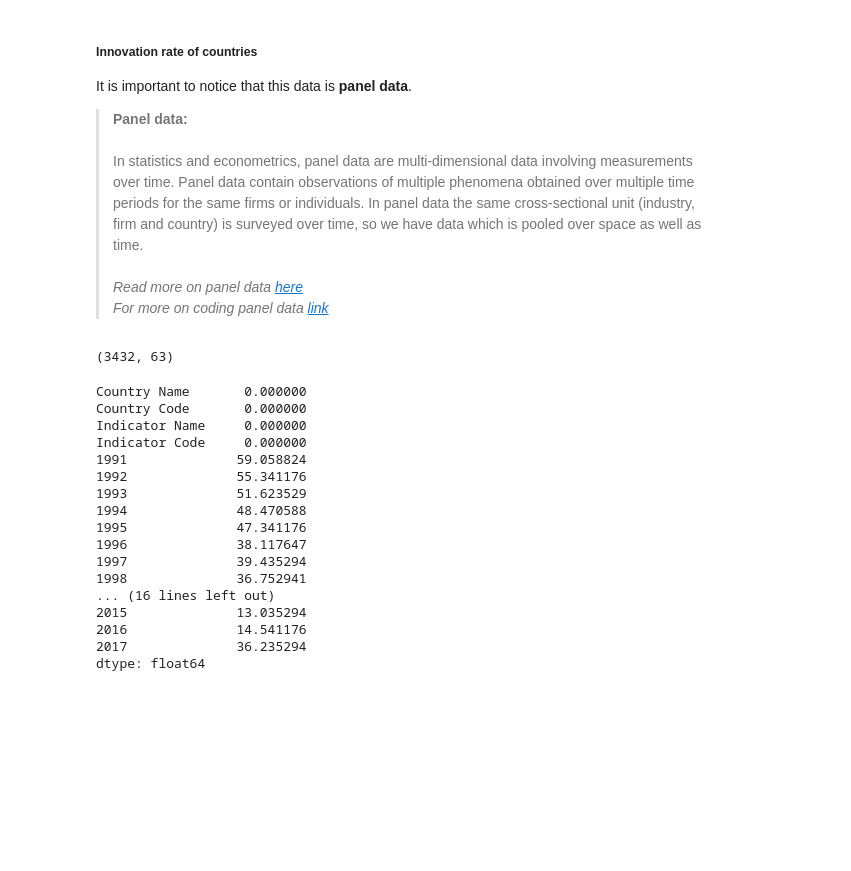
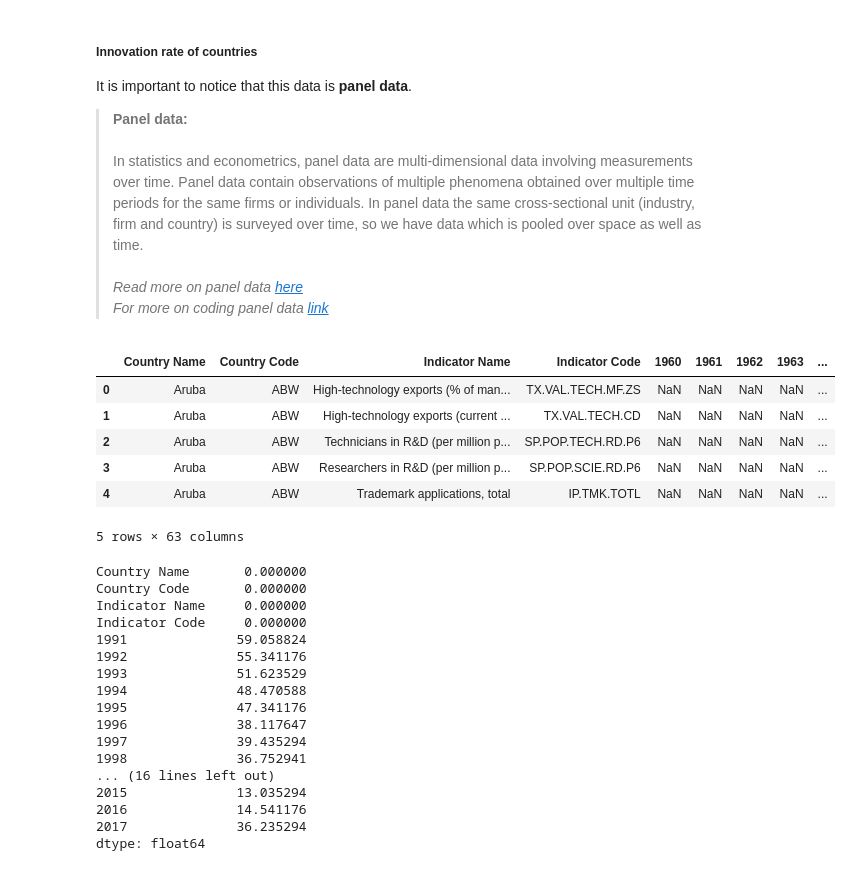
Before and after one commit to FHnt97/Project-Week-8-Final-Project, a Jupyter notebook: your-project/01_code/01_Data_warangling.ipynb, the cells around one changed output. Cells and saved outputs as stored; diff of their text form; code cells hidden in the pictures; blank space fills up the shorter version.

```diff
--- a/your-project/01_code/01_Data_warangling.ipynb
+++ b/your-project/01_code/01_Data_warangling.ipynb
@@ -239,9 +239,15 @@ In panel data the same cross-sectional unit (industry, firm and country) is surv
 # %%
 innovation_markers = pd.read_csv("../00_data/01_raw/patent_data/world_bank_innovation_rate.csv")
 # %%
-innovation_markers.shape
+innovation_markers.head()
 # %% [output]
+|  | Country Name | Country Code | Indicator Name | Indicator Code | 1960 | 1961 | 1962 | 1963 | ... |
+| 0 | Aruba | ABW | High-technology exports (% of man... | TX.VAL.TECH.MF.ZS | NaN | NaN | NaN | NaN | ... |
+| 1 | Aruba | ABW | High-technology exports (current ... | TX.VAL.TECH.CD | NaN | NaN | NaN | NaN | ... |
+| 2 | Aruba | ABW | Technicians in R&D (per million p... | SP.POP.TECH.RD.P6 | NaN | NaN | NaN | NaN | ... |
+| 3 | Aruba | ABW | Researchers in R&D (per million p... | SP.POP.SCIE.RD.P6 | NaN | NaN | NaN | NaN | ... |
+| 4 | Aruba | ABW | Trademark applications, total | IP.TMK.TOTL | NaN | NaN | NaN | NaN | ... |
-(3432, 63)
+5 rows × 63 columns
 # %%
 # check nans with 0 to complete table
 innovation_markers.isna().sum()/len(innovation_markers)*100
```
Also changed, not shown: parts of 2 cells of this notebook.
